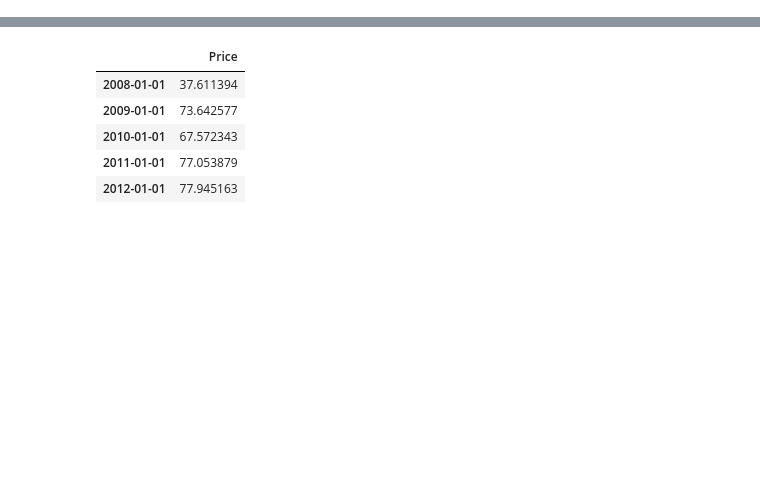
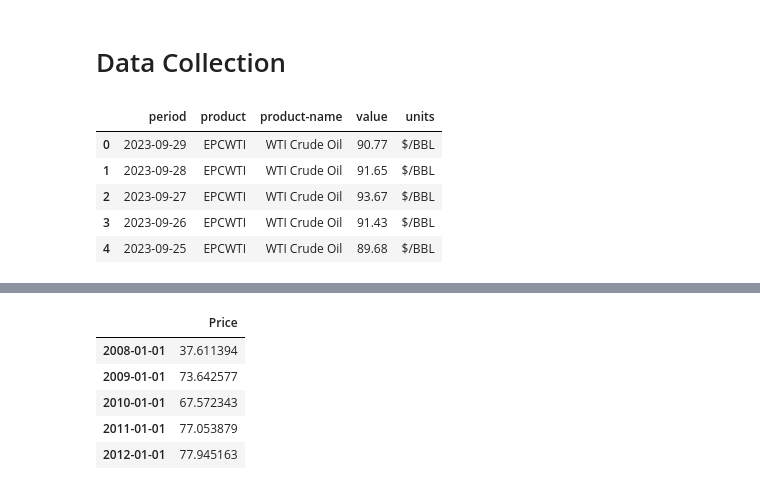
Before and after one commit to timdanilov/capstone-project, a Jupyter notebook: capstone.ipynb, the cells around one changed output, grey strips where cells are left out. Saved outputs shown, nothing was run; the diff lists cells and outputs as text; code cells hidden in the pictures; blank space fills up the shorter version.

```diff
--- a/capstone.ipynb
+++ b/capstone.ipynb
@@ -14,0 +22,2 @@ import pandas as pd
+# %% [markdown]
+# Data Collection
@@ -14,0 +40,18 @@ import pandas as pd
+# %%
+# Retrieving data for WTI Crude Oil and Oil products
+
+wti_df = retrieve_data('EPCWTI')
+gasoline_df = retrieve_data('EPMRU') # Conventional Regular Gasoline
+kerosine_df = retrieve_data('EPJK') # Kerosene-Type Jet Fuel
+diesel_df = retrieve_data('EPD2DXL0') # No 2 Diesel Low Sulfur (0-15 ppm)
+heating_oil_df = retrieve_data('EPD2F') # No 2 Fuel Oil / Heating Oil
+propane_df = retrieve_data('EPLLPA') # Propane
+
+wti_df.head()
+# %% [output]
+|  | period | product | product-name | value | units |
+| 0 | 2023-09-29 | EPCWTI | WTI Crude Oil | 90.77 | $/BBL |
+| 1 | 2023-09-28 | EPCWTI | WTI Crude Oil | 91.65 | $/BBL |
+| 2 | 2023-09-27 | EPCWTI | WTI Crude Oil | 93.67 | $/BBL |
+| 3 | 2023-09-26 | EPCWTI | WTI Crude Oil | 91.43 | $/BBL |
+| 4 | 2023-09-25 | EPCWTI | WTI Crude Oil | 89.68 | $/BBL |
```
Also changed, not shown: parts of 8 cells of this notebook, 2 other files.
